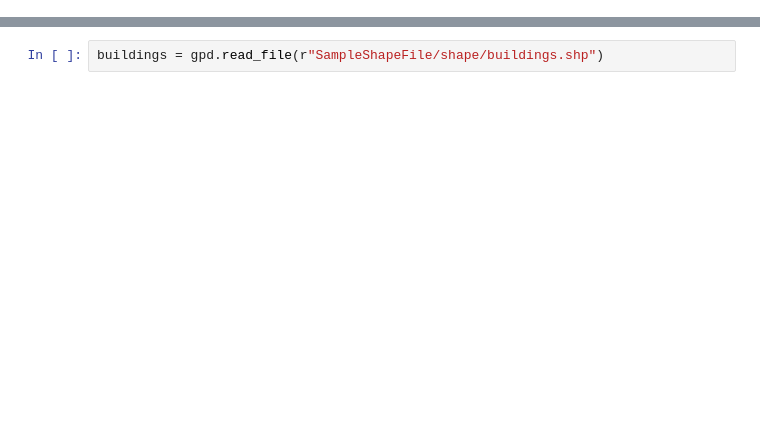
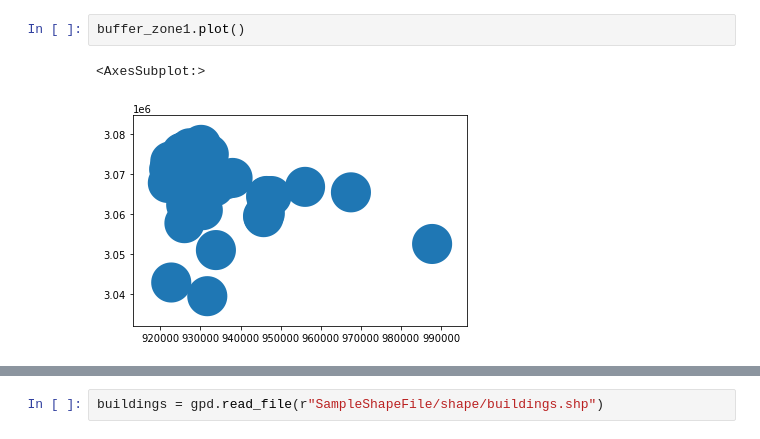
Before and after one commit to bikraj2/Team_Pollyanna, a Jupyter notebook: dataAnalysis/trial1.ipynb, the cells around one changed output, grey strips where cells are left out. Saved outputs shown, nothing was run; the diff lists cells and outputs as text; blank space fills up the shorter version.

```diff
--- a/dataAnalysis/trial1.ipynb
+++ b/dataAnalysis/trial1.ipynb
@@ -2,0 +52,5 @@ import geopandas as gpd
+# %%
+buffer_zone1.plot()
+# %% [output]
+<AxesSubplot:>
+[figure, added]
```
Also changed, not shown: parts of 69 cells of this notebook, 49 other files.
